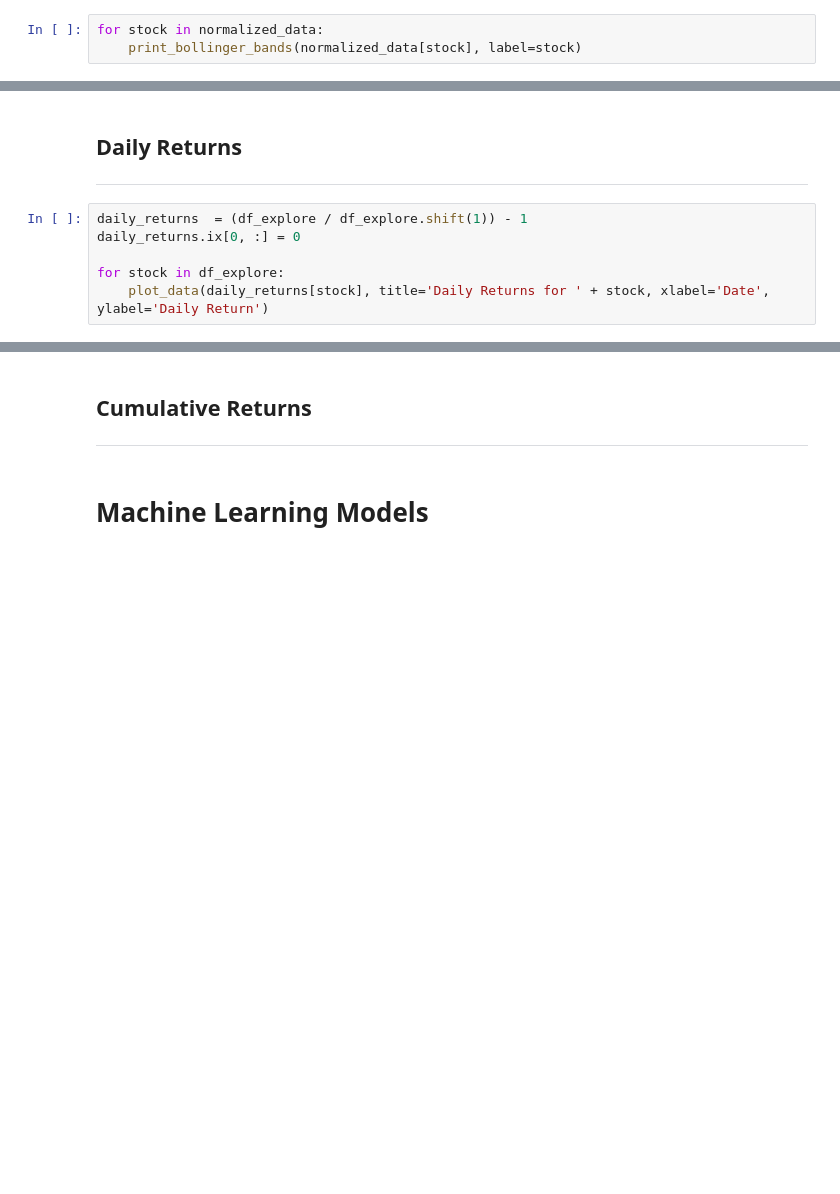
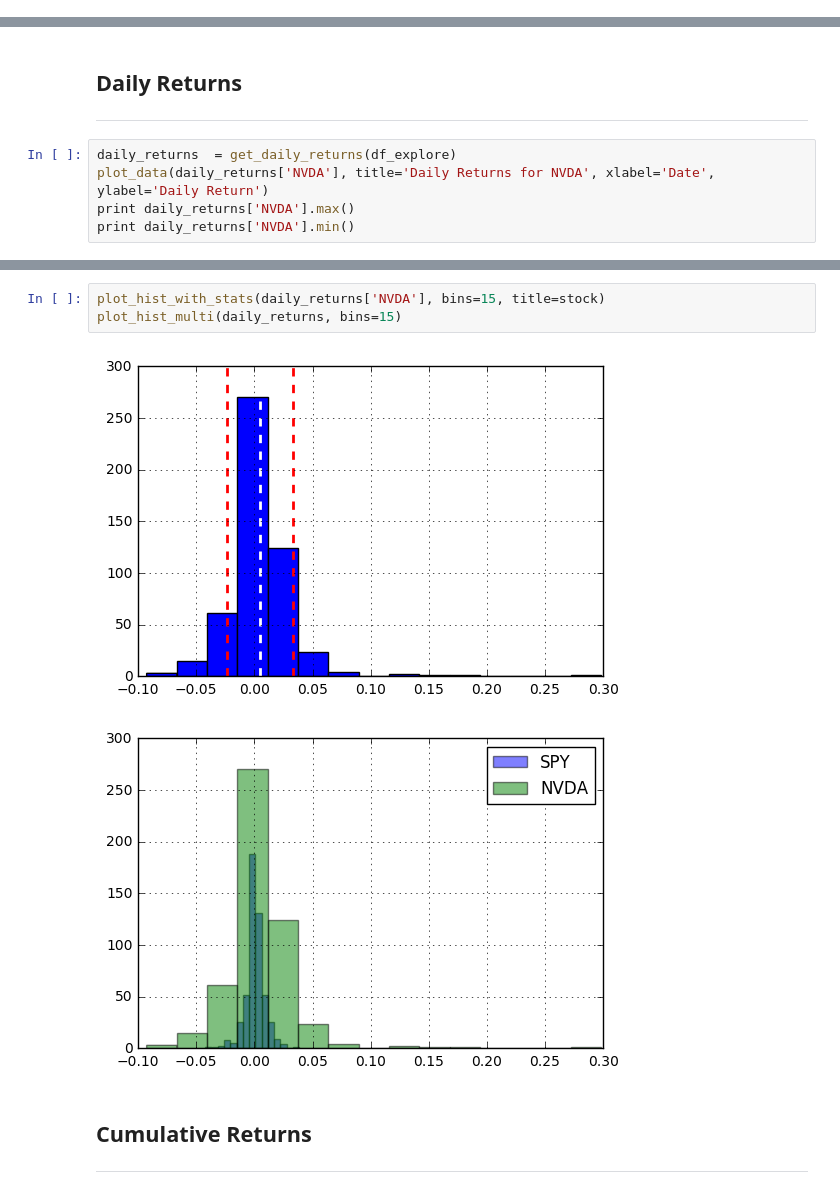
Before and after one commit to mbozelka/Machine-Learning-Capstone, a Jupyter notebook: project/data-exploration/Data Exploration.ipynb, the cells around one changed output, grey strips where cells are left out. Cells and saved outputs as stored; diff of their text form; blank space fills up the shorter version.

```diff
--- a/project/data-exploration/Data Exploration.ipynb
+++ b/project/data-exploration/Data Exploration.ipynb
@@ -170,6 +194,3 @@ dtype: float64
 # %% [markdown]
 ## Rolling Stats
 ---
-# %%
-for stock in normalized_data:
-    print_bollinger_bands(normalized_data[stock], label=stock)
@@ -182,9 +206,8 @@ for stock in normalized_data:
 ## Daily Returns
 ---
 # %%
-daily_returns  = (df_explore / df_explore.shift(1)) - 1
-daily_returns.ix[0, :] = 0
-
-for stock in df_explore:
-    plot_data(daily_returns[stock], title='Daily Returns for ' + stock, xlabel='Date', ylabel='Daily Return')
+daily_returns  = get_daily_returns(df_explore)
+plot_data(daily_returns['NVDA'], title='Daily Returns for NVDA', xlabel='Date', ylabel='Daily Return')
+print daily_returns['NVDA'].max()
+print daily_returns['NVDA'].min()
 # %% [output]
@@ -195,5 +217,9 @@ for stock in df_explore:
+# %%
+plot_hist_with_stats(daily_returns['NVDA'], bins=15, title=stock)
+plot_hist_multi(daily_returns, bins=15)
+# %% [output]
+[figure, added]
+[figure, added]
 # %% [markdown]
 ## Cumulative Returns
 ---
-# %% [markdown]
-# Machine Learning Models
```
Also changed, not shown: parts of 14 cells of this notebook.
